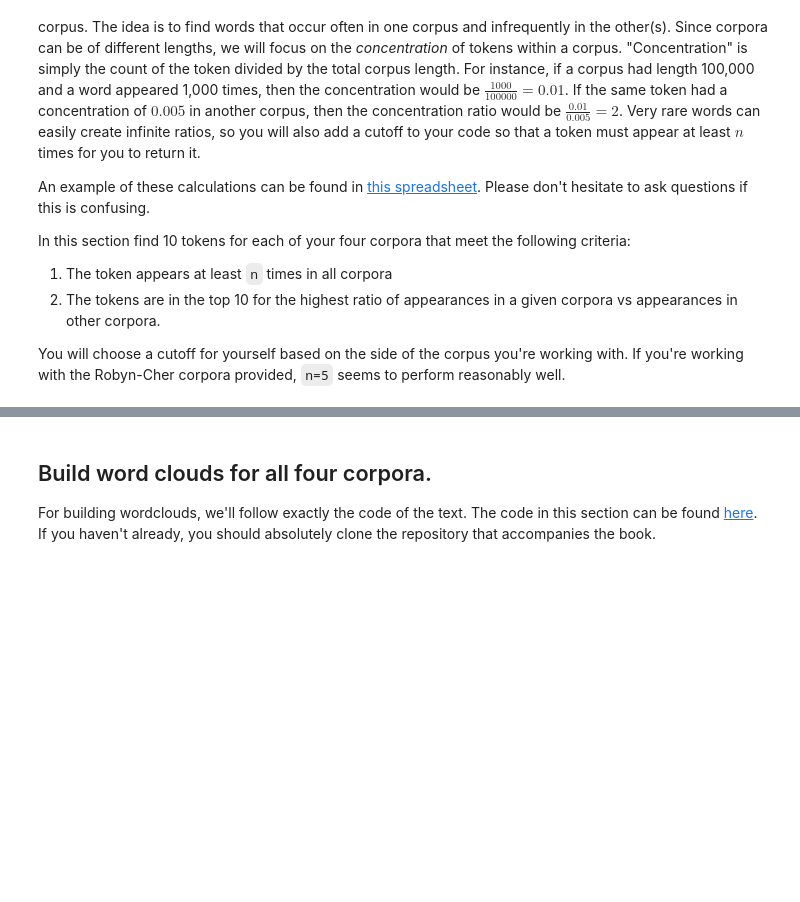
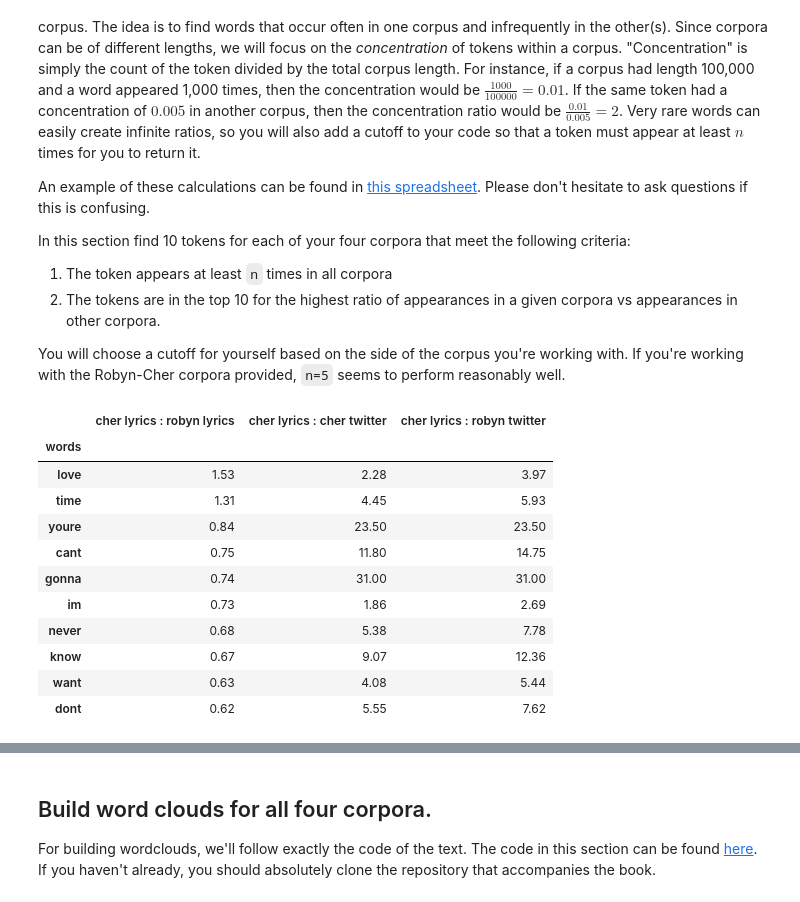
Before and after one commit to junclemente/ads509-assignments, a Jupyter notebook: wk3/Group Comparison.ipynb, the cells around one changed output, grey strips where cells are left out. Cells and saved outputs as stored; diff of their text form; code cells hidden in the pictures; blank space fills up the shorter version.

```diff
--- a/wk3/Group Comparison.ipynb
+++ b/wk3/Group Comparison.ipynb
@@ -206,3 +481,57 @@ You will choose a cutoff for yourself based on the side of the corpus you're wor
+# %%
+# create dataframe that only contains valid_tokens
+def filter_top_n(dataframe, tokens):
+    return dataframe[dataframe["words"].isin(tokens)]
+
+
+cl_top = filter_top_n(cl_df, valid_tokens)
+rl_top = filter_top_n(rl_df, valid_tokens)
+ct_top = filter_top_n(ct_df, valid_tokens)
+rt_top = filter_top_n(rt_df, valid_tokens)
+# %%
+# create dataframe of top words and concentrations in each corpora
+cl_conc = cl_top.set_index("words")["concentration"].rename("cher_lyrics_conc")
+rl_conc = rl_top.set_index("words")["concentration"].rename("robyn_lyrics_conc")
+ct_conc = ct_top.set_index("words")["concentration"].rename("cher_twitter_conc")
+rt_conc = rt_top.set_index("words")["concentration"].rename("robyn_twitter_conc")
+
+conc_table = pd.concat([cl_conc, rl_conc, ct_conc, rt_conc], axis=1).fillna(0)
+# display(conc_table.head(15))
+# %%
+# calculate ratios compared to cher's lyrics
+conc_table["cher lyrics : robyn lyrics"] = (
+    conc_table["cher_lyrics_conc"] / conc_table["robyn_lyrics_conc"]
+)
+conc_table["cher lyrics : cher twitter"] = (
+    conc_table["cher_lyrics_conc"] / conc_table["cher_twitter_conc"]
+)
+conc_table["cher lyrics : robyn twitter"] = (
+    conc_table["cher_lyrics_conc"] / conc_table["robyn_twitter_conc"]
+)
+
+# create table of only ratio values
+cher_ratio_table = conc_table.filter(like="cher lyrics :").copy()
+
+# sort table based on lyrics ratios
+cher_ratio_table.sort_values(
+    "cher lyrics : robyn lyrics", ascending=False, inplace=True
+)
+
+# round and display top 10 rows
+cher_ratio_table.round(2).head(10)
+# %% [output]
+|  | cher lyrics : robyn lyrics | cher lyrics : cher twitter | cher lyrics : robyn twitter |
+| words |  |  |  |
+| love | 1.53 | 2.28 | 3.97 |
+| time | 1.31 | 4.45 | 5.93 |
+| youre | 0.84 | 23.50 | 23.50 |
+| cant | 0.75 | 11.80 | 14.75 |
+| gonna | 0.74 | 31.00 | 31.00 |
+| im | 0.73 | 1.86 | 2.69 |
+| never | 0.68 | 5.38 | 7.78 |
+| know | 0.67 | 9.07 | 12.36 |
+| want | 0.63 | 4.08 | 5.44 |
+| dont | 0.62 | 5.55 | 7.62 |
 # %% [markdown]
 Q: What are some observations about the top tokens? Do you notice any interesting items on the list?
 
```
Also changed, not shown: parts of 25 cells of this notebook, 7 other files.
